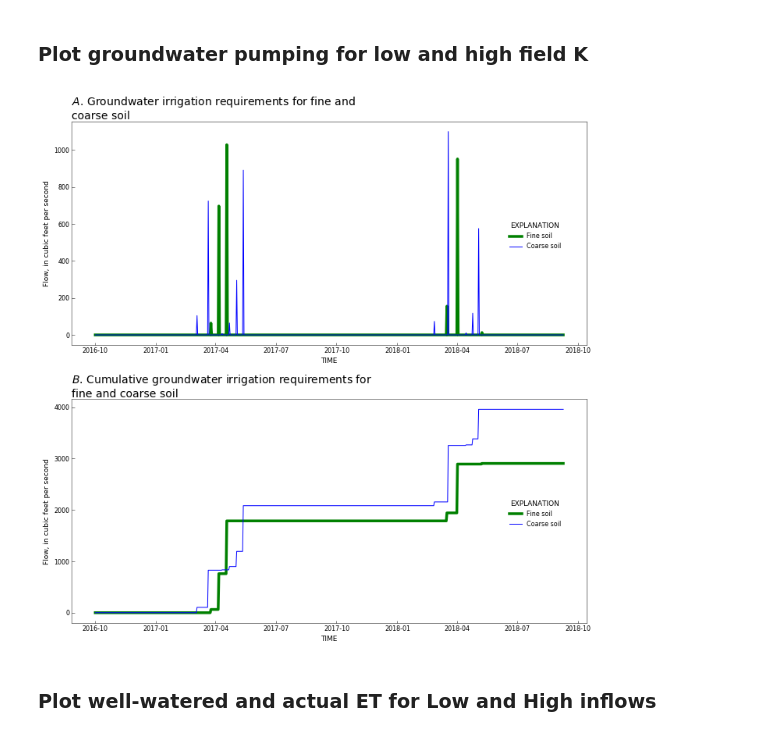
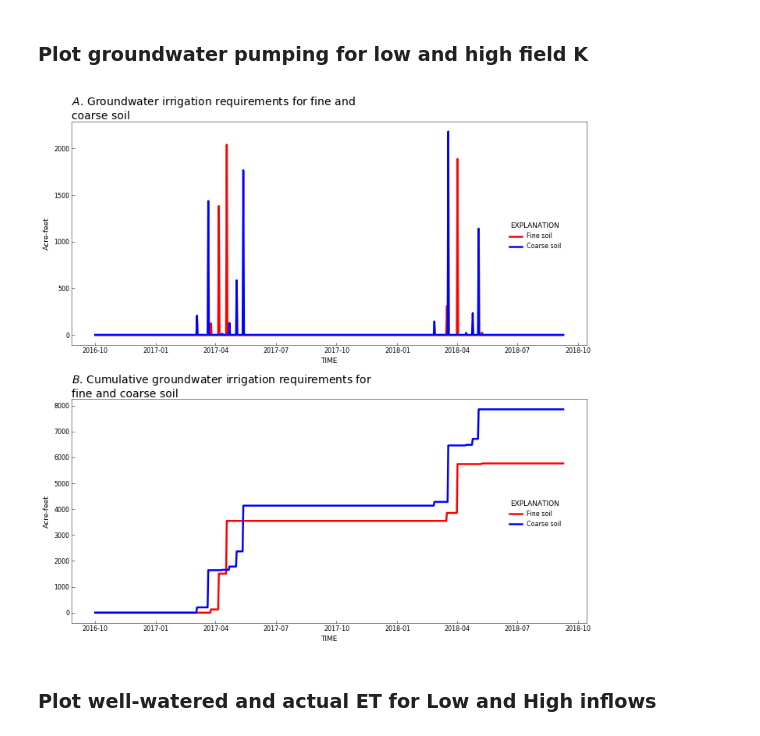
Before and after one commit to rniswon/mfnwt, a Jupyter notebook: Examples/AgWaterUse/Agwater1_gwonly/notebook/Ag_ETdemand.ipynb, the cells around one changed output. Saved outputs shown, nothing was run; the diff lists cells and outputs as text; code cells hidden in the pictures.

```diff
--- a/Examples/AgWaterUse/Agwater1_gwonly/notebook/Ag_ETdemand.ipynb
+++ b/Examples/AgWaterUse/Agwater1_gwonly/notebook/Ag_ETdemand.ipynb
@@ -107,10 +111,15 @@ for line in lines:
         y1_low.append(line.split()[4])
         y2_low.append(line.split()[5])
 
-# Cumulate values
+# Cumulate values and convert from cfs to acre-feet
+x=np.array(y1_high,dtype=float)
 x=np.array(y1_low,dtype=float)
+x=x*86400*2.29569e-5
+y1_low=x
 y1_low_cum=x.cumsum()
 x=np.array(y2_low,dtype=float)
+x=x*86400*2.29569e-5
+y2_low=x
 y2_low_cum=x.cumsum()
 # close irrigation well file
 fname.close()
@@ -136,8 +145,12 @@ for line in lineset:
 
 # Cumulate values
 x=np.array(y1_high,dtype=float)
+x=x*86400*2.29569e-5
+y1_high=x
 y1_high_cum=x.cumsum()
 x=np.array(y2_high,dtype=float)
+x=x*86400*2.29569e-5
+y2_high=x
 y2_high_cum=x.cumsum()
 # close GW ET file
 fname.close()
@@ -209,41 +230,41 @@ plt.rcParams['axes.titlesize'] = 14
 
 fig, axes = plt.subplots(2, 1, figsize=(10, 10))
 axes = axes.flat
-axes[0].plot(plotdates,y1_low,color='g', linewidth=3.5, label="Fine soil")
-axes[0].plot(plotdates,y1_high,color='b', linewidth=1.0, label="Coarse soil")
+axes[0].plot(plotdates,y1_low,color='r', linewidth=2.5, label="Fine soil")
+axes[0].plot(plotdates,y1_high,color='b', linewidth=2.5, label="Coarse soil")
 
-axes[1].plot(plotdates,y1_low_cum,color='g', linewidth=3.5, label="Fine soil")
-axes[1].plot(plotdates,y1_high_cum,color='b', linewidth=1.0, label="Coarse soil")
+axes[1].plot(plotdates,y1_low_cum,color='r', linewidth=2.5, label="Fine soil")
+axes[1].plot(plotdates,y1_high_cum,color='b', linewidth=2.5, label="Coarse soil")
 
 #start, end = axes[0].get_xlim()
 #start, end = axes[1].get_xlim()
 
 #axes[0].xaxis.set_ticks(np.arange(start, end, 90.0))
 #axes[1].xaxis.set_ticks(np.arange(start, end, 90.0))
 
-axes[0].set_ylabel('Flow, in cubic feet per second')
+axes[0].set_ylabel('Acre-feet')
 axes[0].set_xlabel(header[0])
 
-plt.ylabel('Flow, in cubic feet per second')
+plt.ylabel('Acre-feet')
 plt.xlabel(header[0])
 
 rf.title(axes[0], 'Groundwater irrigation requirements for fine and coarse soil', subplot_prefix='A')
 rf.title(axes[1], 'Cumulative groundwater irrigation requirements for fine and coarse soil', subplot_prefix='B')
 
 fmt = mdates.DateFormatter('%Y-%m-%d')
 
 # Set legend
 handles, labels = axes[0].get_legend_handles_labels()
 rf.legend(axes[0], handles, labels, bbox_to_anchor=(.9, 0.4))
 
 # Set legend
 handles, labels = axes[1].get_legend_handles_labels()
 rf.legend(axes[1], handles, labels, bbox_to_anchor=(.9, 0.4))
 
 plt.tight_layout()
 plt.savefig('GWonlyQ.pdf')
 # %% [output]
-[figure, old version]
+[figure, new version]
 # %% [markdown]
 ### Plot well-watered and actual ET for Low and High inflows
 # %%
```
Also changed, not shown: parts of 4 cells of this notebook, 2 other files.
